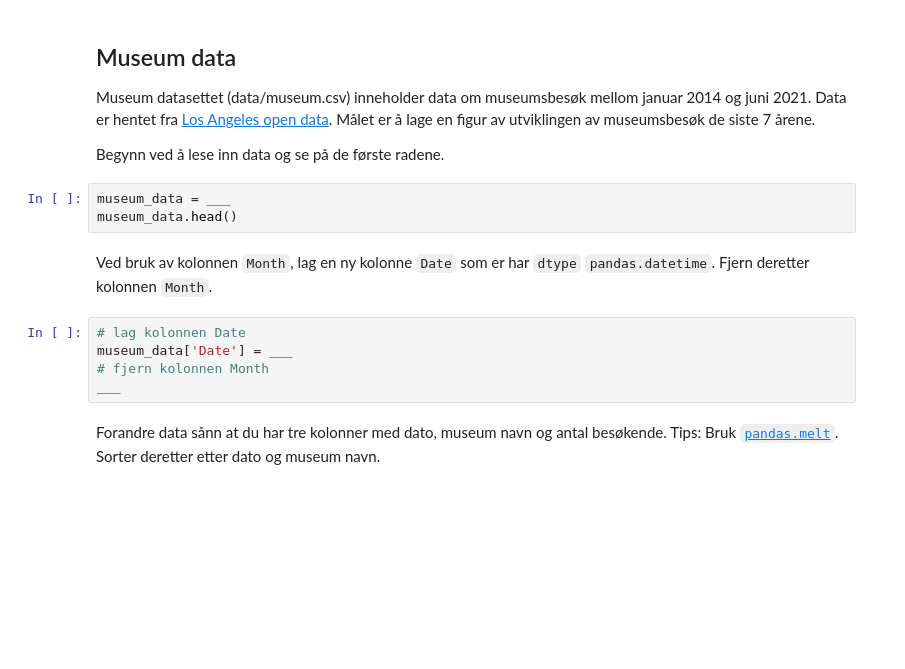
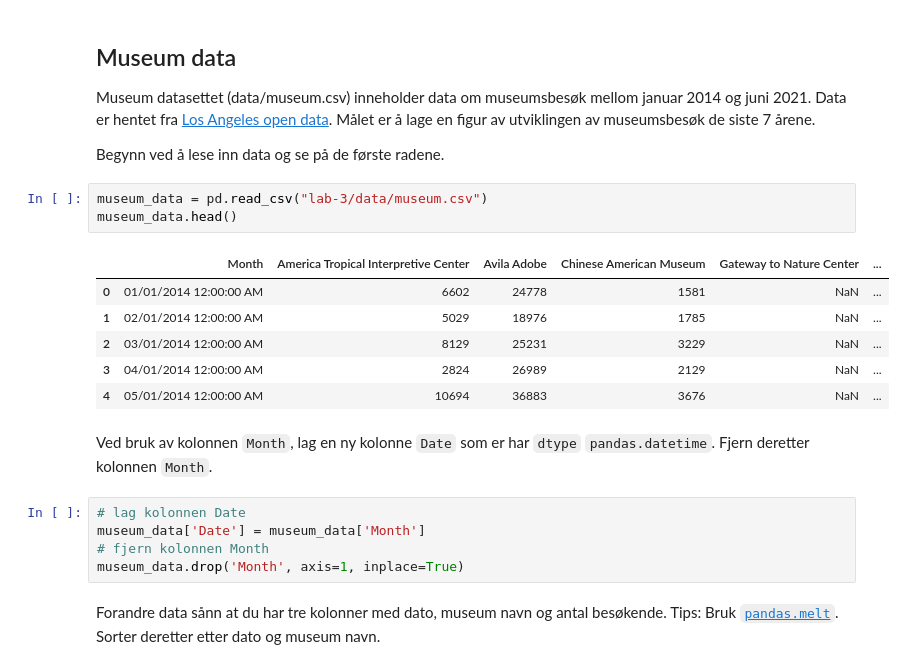
Before and after one commit to GeorgRis/INF161, a Jupyter notebook: lab-3-visualisering.ipynb, the cells around one changed output. Saved outputs shown, nothing was run; the diff lists cells and outputs as text; blank space fills up the shorter version.

```diff
--- a/lab-3-visualisering.ipynb
+++ b/lab-3-visualisering.ipynb
@@ -104,16 +111,23 @@ fig.show()
 Museum datasettet (data/museum.csv) inneholder data om museumsbesøk mellom januar 2014 og juni 2021. Data er hentet fra [Los Angeles open data](https://data.lacity.org/Arts-Culture/Museum-Visitors/trxm-jn3c). Målet er å lage en figur av utviklingen av museumsbesøk de siste 7 årene.
 
 Begynn ved å lese inn data og se på de første radene.
-# %%
-museum_data = ___
-museum_data.head()
+# %%
+museum_data = pd.read_csv("lab-3/data/museum.csv")
+museum_data.head()
+# %% [output]
+|  | Month | America Tropical Interpretive Center | Avila Adobe | Chinese American Museum | Gateway to Nature Center | ... |
+| 0 | 01/01/2014 12:00:00 AM | 6602 | 24778 | 1581 | NaN | ... |
+| 1 | 02/01/2014 12:00:00 AM | 5029 | 18976 | 1785 | NaN | ... |
+| 2 | 03/01/2014 12:00:00 AM | 8129 | 25231 | 3229 | NaN | ... |
+| 3 | 04/01/2014 12:00:00 AM | 2824 | 26989 | 2129 | NaN | ... |
+| 4 | 05/01/2014 12:00:00 AM | 10694 | 36883 | 3676 | NaN | ... |
 # %% [markdown]
 Ved bruk av kolonnen `Month`, lag en ny kolonne `Date` som er har `dtype` `pandas.datetime`. Fjern deretter kolonnen `Month`.
 # %%
 # lag kolonnen Date
-museum_data['Date'] = ___
+museum_data['Date'] = museum_data['Month']
 # fjern kolonnen Month
-___
+museum_data.drop('Month', axis=1, inplace=True)
 # %% [markdown]
 Forandre data sånn at du har tre kolonner med dato, museum navn og antal besøkende. Tips: Bruk [`pandas.melt`](https://pandas.pydata.org/docs/reference/api/pandas.melt.html). Sorter deretter etter dato og museum navn.
 # %%
```
Also changed, not shown: parts of 18 cells of this notebook.
